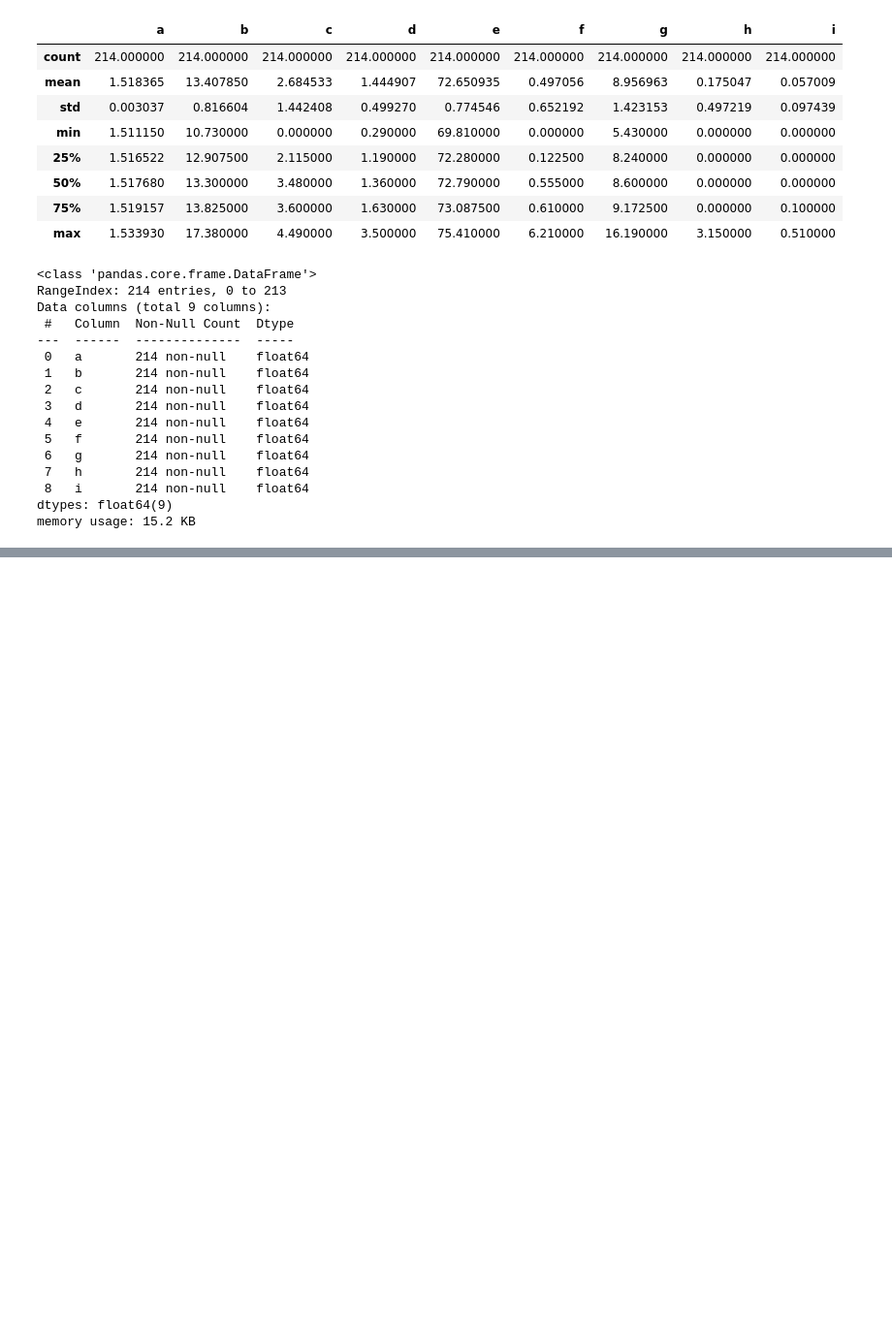
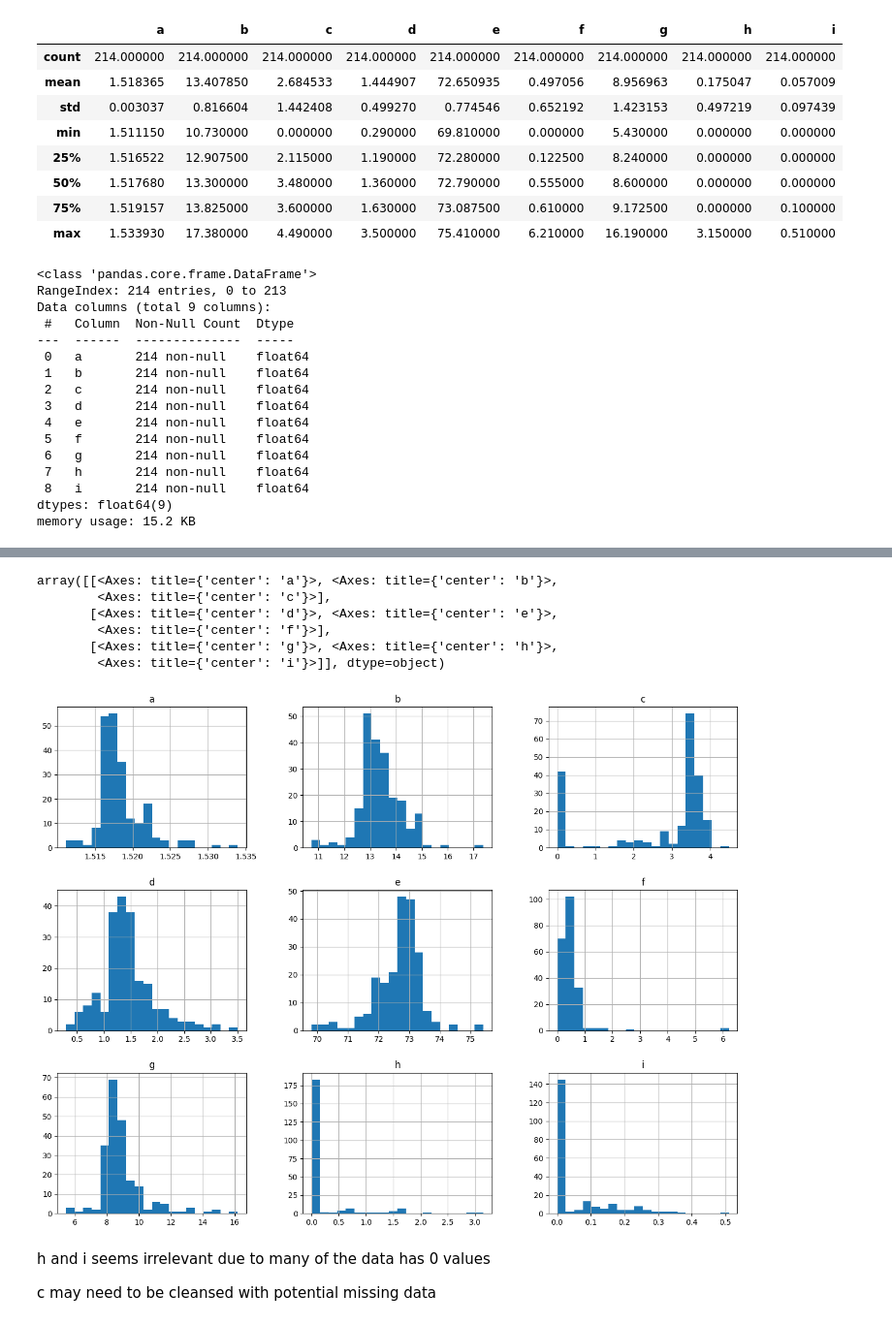
Before and after one commit to raysky9999/preScreen, a Jupyter notebook: PreScreen1.ipynb, the cells around one changed output, grey strips where cells are left out. Shown: that part at 97% size. Saved outputs shown, nothing was run; the diff lists cells and outputs as text; code cells hidden in the pictures; blank space fills up the shorter version.

```diff
--- a/PreScreen1.ipynb
+++ b/PreScreen1.ipynb
@@ -42,0 +72,14 @@ memory usage: 15.2 KB
+# %%
+df.hist(bins=20,figsize=(16,12))
+# %% [output]
+array([[<Axes: title={'center': 'a'}>, <Axes: title={'center': 'b'}>,
+        <Axes: title={'center': 'c'}>],
+       [<Axes: title={'center': 'd'}>, <Axes: title={'center': 'e'}>,
+        <Axes: title={'center': 'f'}>],
+       [<Axes: title={'center': 'g'}>, <Axes: title={'center': 'h'}>,
+        <Axes: title={'center': 'i'}>]], dtype=object)
+[figure, added]
+# %% [markdown]
+h and i seems irrelevant due to many of the data has 0 values
+
+c may need to be cleansed with potential missing data
```
Also changed, not shown: parts of 15 cells of this notebook.
